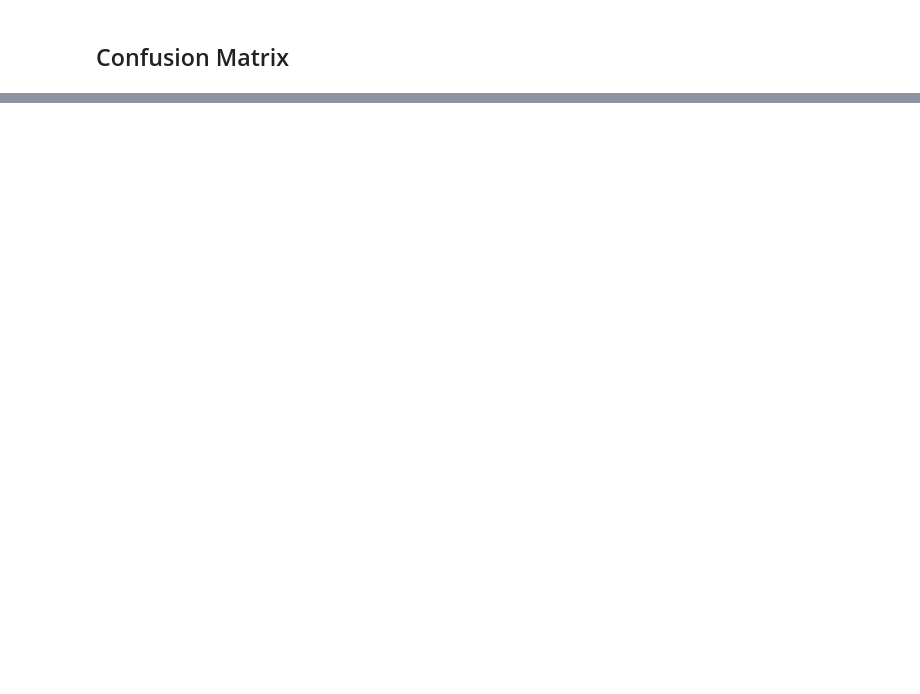
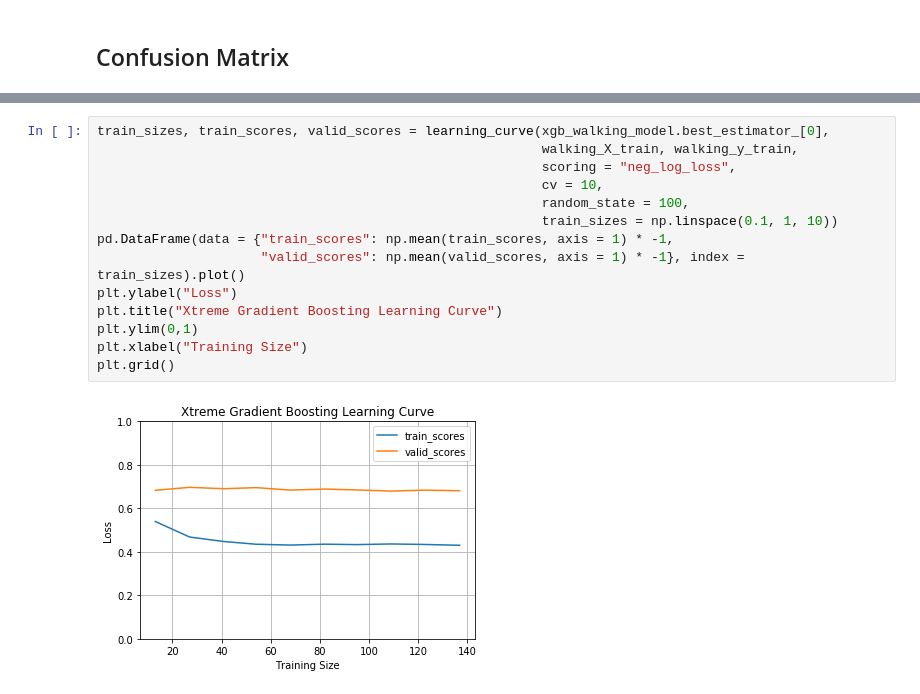
Before and after one commit to arytontediarjo/mPower-Analysis, a Jupyter notebook: Notebooks/ML_models.ipynb, the cells around one changed output, grey strips where cells are left out. Drawn from its saved outputs; the diff is of its cells as text; blank space fills up the shorter version.

```diff
--- a/Notebooks/ML_models.ipynb
+++ b/Notebooks/ML_models.ipynb
@@ -235,0 +295,16 @@ dtype: float32
+# %%
+train_sizes, train_scores, valid_scores = learning_curve(xgb_walking_model.best_estimator_[0],
+                                                         walking_X_train, walking_y_train,
+                                                         scoring = "neg_log_loss",
+                                                         cv = 10,
+                                                         random_state = 100,
+                                                         train_sizes = np.linspace(0.1, 1, 10))
+pd.DataFrame(data = {"train_scores": np.mean(train_scores, axis = 1) * -1,
+                     "valid_scores": np.mean(valid_scores, axis = 1) * -1}, index = train_sizes).plot()
+plt.ylabel("Loss")
+plt.title("Xtreme Gradient Boosting Learning Curve")
+plt.ylim(0,1)
+plt.xlabel("Training Size")
+plt.grid()
+# %% [output]
+[figure, added]
```
Also changed, not shown: parts of 21 cells of this notebook, 3 other files.
